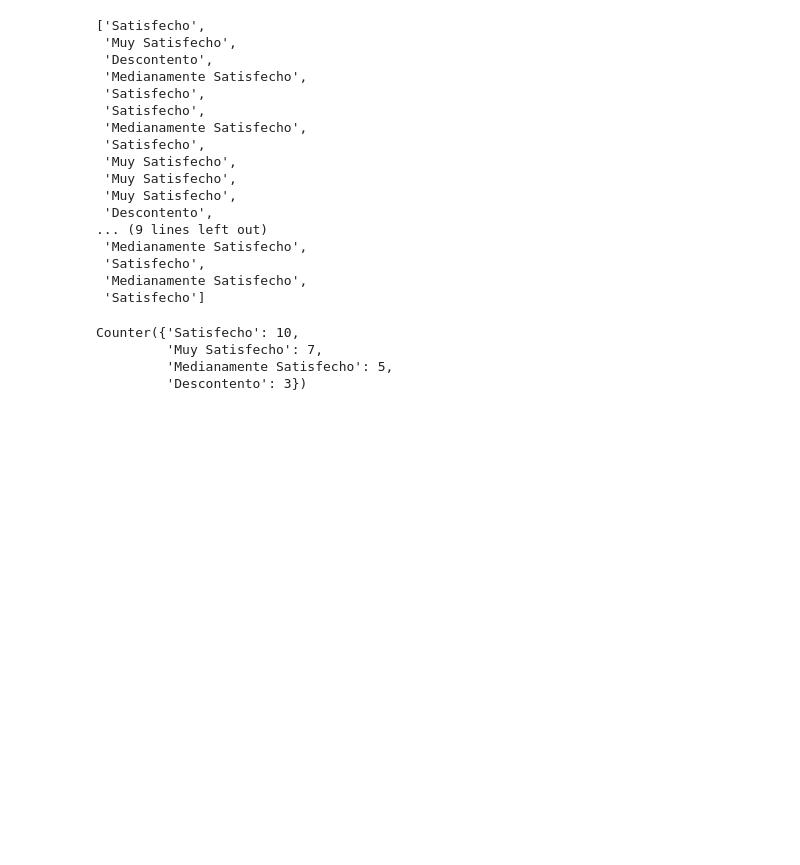
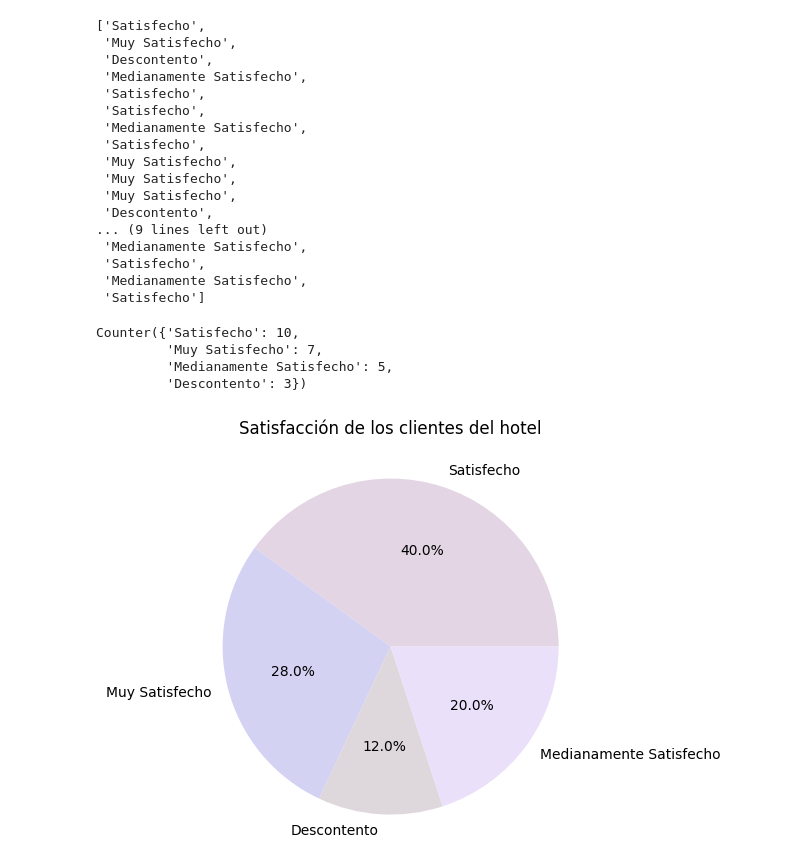
Before and after one commit to 000paradox000/curso_practico_de_estadistica_y_probabilidades, a Jupyter notebook: src/notebooks/base.ipynb, the cells around one changed output. Cells and saved outputs as stored; diff of their text form; code cells hidden in the pictures; blank space fills up the shorter version.

Commit message:
Add pie chart

```diff
--- a/src/notebooks/base.ipynb
+++ b/src/notebooks/base.ipynb
@@ -6,0 +20,4 @@ from collections import Counter
+# %%
+BASE_DIR = Path(".").resolve().parent.parent
+# %%
+IMAGES_DIR = BASE_DIR / "docs" / "images"
@@ -7,3 +51,22 @@ from collections import Counter
+# %%
+def generate_filename(base_name: str = "output", extension: str = "png", with_dt: bool = True) -> str:
+    now = datetime.datetime.now()
+    fmt = "%Y%m%d%H%M%S"
+    dt = now.strftime(fmt)
+
+    if with_dt:
+        return f"{base_name}_{dt}.{extension}"
+
+    return f"{base_name}.{extension}"
+# %%
+def save_plot(plt_obj, base_name: str = "output", with_dt: bool = False, overwrite: bool = True):
+    filename = generate_filename(base_name=base_name, extension="png", with_dt=with_dt)
+    path = IMAGES_DIR / filename
+
+    if path.exists() and not overwrite:
+        return
+
+    plt_obj.savefig(path.as_posix())
 # %% [markdown]
 ## Random Sample 1
 # %%
@@ -87,3 +150,22 @@ Counter({'Satisfecho': 10,
          'Muy Satisfecho': 7,
          'Medianamente Satisfecho': 5,
          'Descontento': 3})
+# %%
+labels = list(frequencies.keys())
+sizes = list(frequencies.values())
+colors = get_random_colors(len(labels), only_light_color=True)
+
+plt.title("Satisfacción de los clientes del hotel", pad=20)
+
+plt.pie(
+    sizes,
+    labels=labels,
+    autopct='%1.1f%%',
+    colors=colors,
+)
+
+plt.axis('equal')
+save_plot(plt_obj=plt, base_name="satisfaccion_clientes_hotel", with_dt=False, overwrite=False)
+plt.show()
+# %% [output]
+[figure, added]
```
Also changed, not shown: parts of 8 cells of this notebook, 3 other files.
